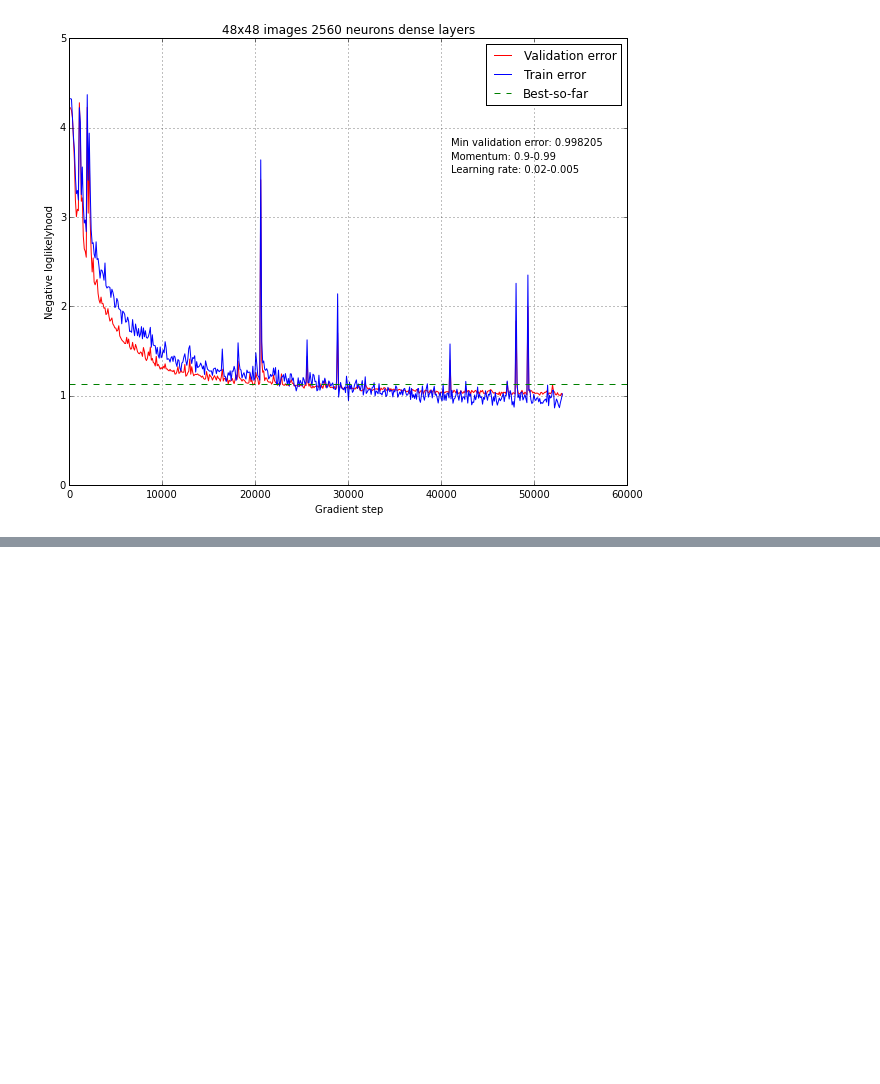
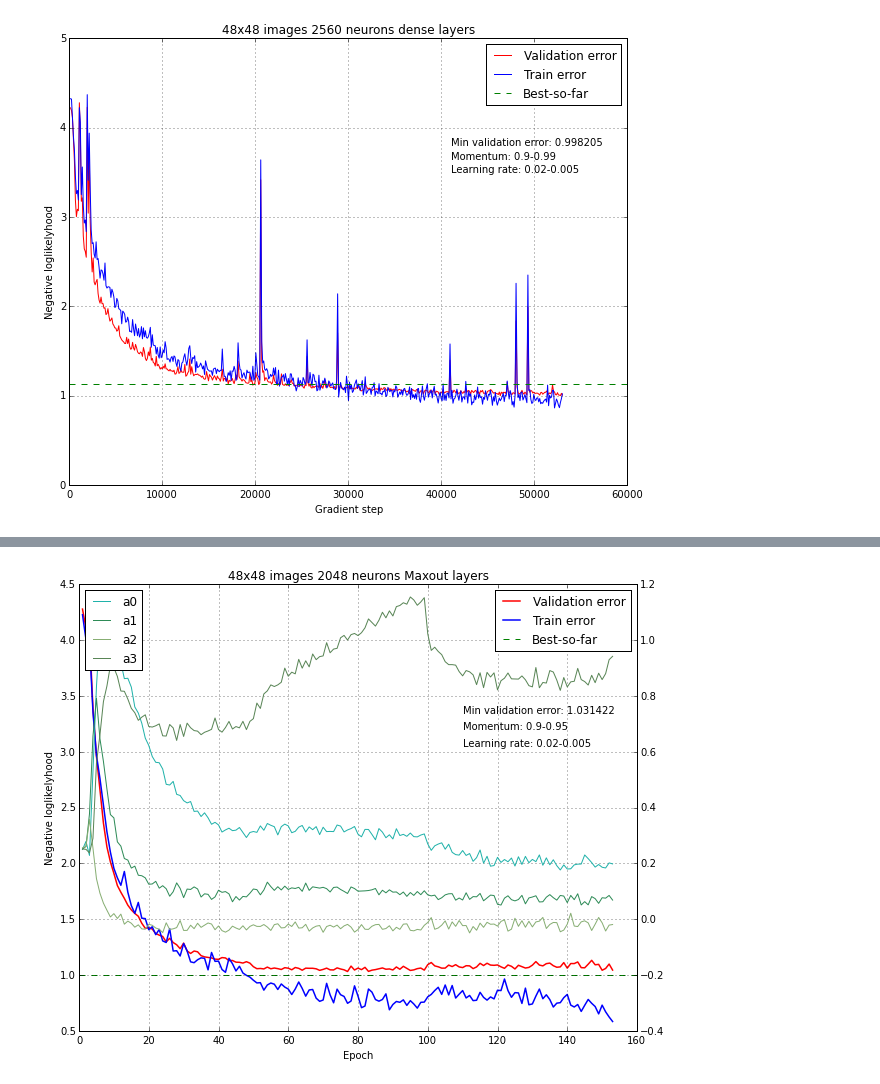
Before and after one commit to dudevil/NDSB, a Jupyter notebook: analysis/analysis.ipynb, the cells around one changed output, grey strips where cells are left out. Cells and saved outputs as stored; diff of their text form; code cells hidden in the pictures; blank space fills up the shorter version.

```diff
--- a/analysis/analysis.ipynb
+++ b/analysis/analysis.ipynb
@@ -184,0 +223,29 @@ plt.show()
+# %%
+result = np.load("../data/tidy/4conv_prelus_maxouts_rotations.npy")
+a = np.load("../data/tidy/as.npy")
+
+fig, ax1 = plt.subplots(figsize=(10,8))
+test_err = ax1.plot(result[0], result[1], 'r', label="Validation error", linewidth=1.5)
+train_err =  ax1.plot(result[0], result[2], 'b', label="Train error", linewidth=1.5)
+#ax1.ylim([0,5])
+plt.xlabel("Epoch")
+ax1.set_ylabel("Negative loglikelyhood")
+ax1.axhline(1., linestyle='--', color='g', label="Best-so-far")
+ax1.legend()
+ax1.text(110, 3.35, "Min validation error: %f" % result[1].min())
+ax1.text(110, 3.20, "Momentum: 0.9-0.95")
+ax1.text(110, 3.05, "Learning rate: 0.02-0.005")
+ax1.grid()
+ax1.legend()
+# plot a's
+ax2 = ax1.twinx()
+ax2.plot(result[0], a[1], label="a0", color='lightseagreen')
+ax2.plot(result[0], a[2], label="a1", color='seagreen')
+ax2.plot(result[0], a[3], label="a2", color='sage')
+ax2.plot(result[0], a[4], label="a3", color='darksage')
+ax2.set_ylim([-0.4, 1.2])
+ax2.legend(loc=2)
+plt.title("48x48 images 2048 neurons Maxout layers")
+plt.show()
+# %% [output]
+[figure, added]
```
Also changed, not shown: parts of 10 cells of this notebook, 4 other files.
